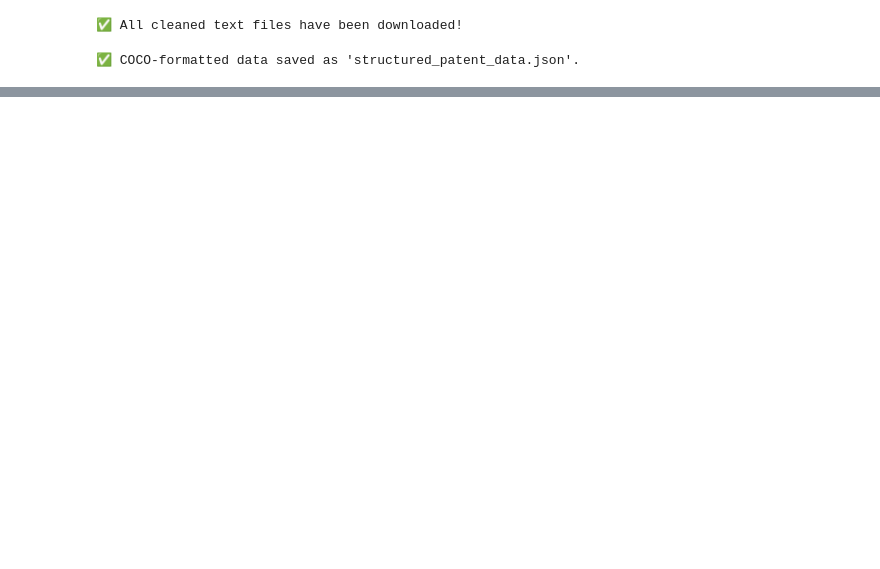
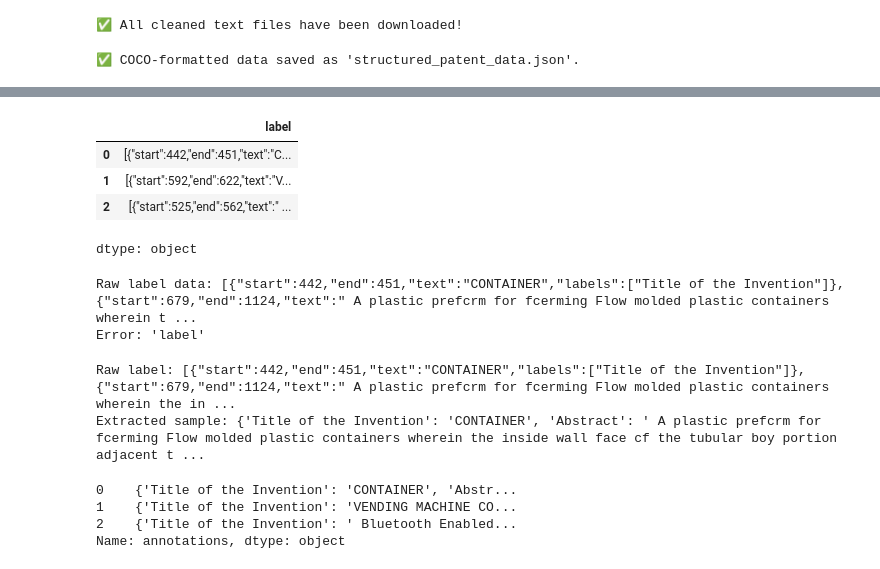
Before and after one commit to Letlhogonolo01/data-annotation-mini-project, a Jupyter notebook: SA_Patent_Intelligence_Initiative_(SAPII).ipynb, the cells around one changed output, grey strips where cells are left out. Drawn from its saved outputs; the diff is of its cells as text; code cells hidden in the pictures; blank space fills up the shorter version.

```diff
--- a/SA_Patent_Intelligence_Initiative_(SAPII).ipynb
+++ b/SA_Patent_Intelligence_Initiative_(SAPII).ipynb
@@ -245,0 +287,26 @@ files.download("structured_patent_data.json")
+# %%
+# Display some values in the 'label' column to check its format
+df['label'].head(5)
+# %% [output]
+|  | label |
+| 0 | [{"start":442,"end":451,"text":"C... |
+| 1 | [{"start":592,"end":622,"text":"V... |
+| 2 | [{"start":525,"end":562,"text":" ... |
+dtype: object
+# %%
+import ast
+
+# Take one sample row to see if the function works
+sample_label = df['label'].iloc[0]  # Get first row
+print("Raw label data:", sample_label)
+
+# Try extracting annotations
+try:
+    annotations = ast.literal_eval(sample_label)
+    extracted_text = {entry["label"]: entry["text"] for entry in annotations}
+    print("Extracted:", extracted_text)
+except Exception as e:
+    print("Error:", e)
+# %% [output]
+Raw label data: [{"start":442,"end":451,"text":"CONTAINER","labels":["Title of the Invention"]},{"start":679,"end":1124,"text":" A plastic prefcrm for fcerming Flow molded plastic containers wherein t ...
+Error: 'label'
@@ -245,0 +327,19 @@ files.download("structured_patent_data.json")
+# %%
+sample_label = df['label'].iloc[0]
+print("Raw label:", sample_label)
+
+extracted_sample = extract_annotations(sample_label)
+print("Extracted sample:", extracted_sample)
+# %% [output]
+Raw label: [{"start":442,"end":451,"text":"CONTAINER","labels":["Title of the Invention"]},{"start":679,"end":1124,"text":" A plastic prefcrm for fcerming Flow molded plastic containers wherein the in ...
+Extracted sample: {'Title of the Invention': 'CONTAINER', 'Abstract': ' A plastic prefcrm for fcerming Flow molded plastic containers wherein the inside wall face cf the tubular boy portion adjacent t ...
+# %%
+df['annotations'] = df['label'].apply(lambda x: extract_annotations(x) if pd.notnull(x) else {})
+
+# Print a few extracted annotations
+print(df['annotations'].head())
+# %% [output]
+0    {'Title of the Invention': 'CONTAINER', 'Abstr...
+1    {'Title of the Invention': 'VENDING MACHINE CO...
+2    {'Title of the Invention': ' Bluetooth Enabled...
+Name: annotations, dtype: object
```
Also changed, not shown: parts of 19 cells of this notebook.
